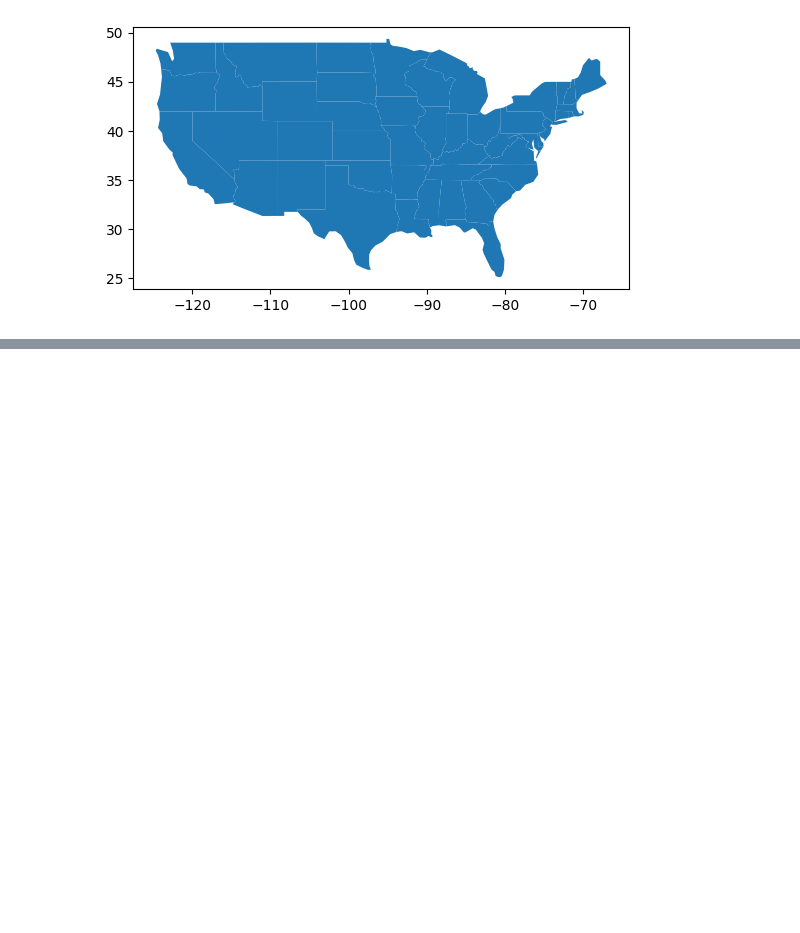
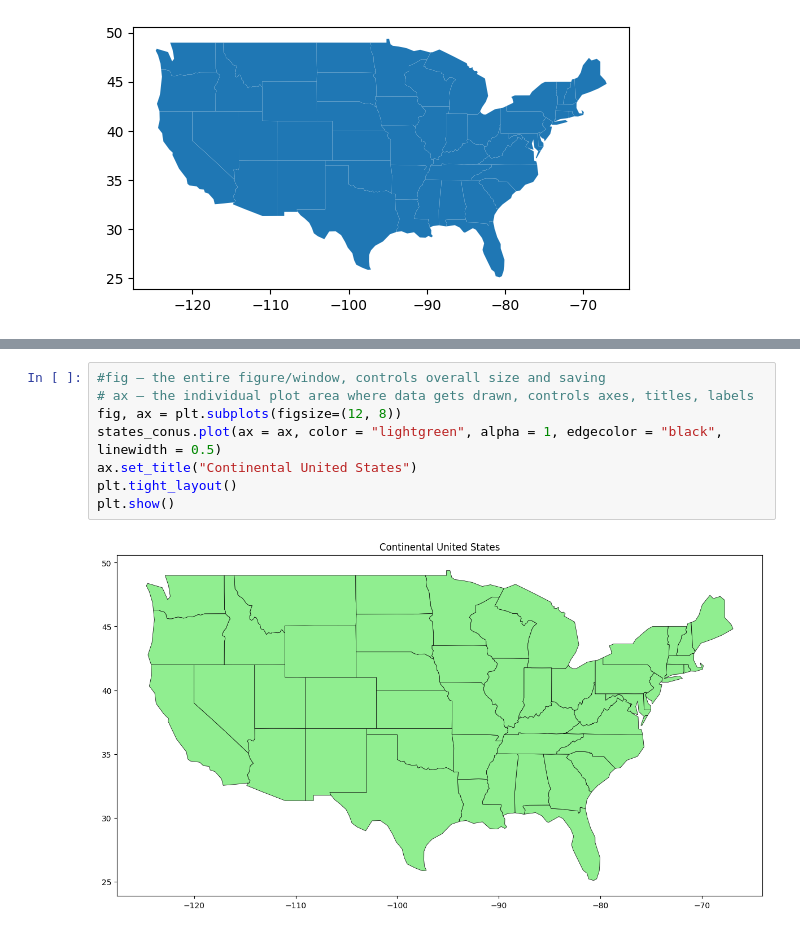
Before and after one commit to zjscholnick/ucsb-geog-club-workshop-1-2026, a Jupyter notebook: Workshop-1.ipynb, the cells around one changed output, grey strips where cells are left out. Saved outputs shown, nothing was run; the diff lists cells and outputs as text; blank space fills up the shorter version.

```diff
--- a/Workshop-1.ipynb
+++ b/Workshop-1.ipynb
@@ -352,0 +323,10 @@ states_conus.plot()
+# %%
+#fig — the entire figure/window, controls overall size and saving
+# ax — the individual plot area where data gets drawn, controls axes, titles, labels
+fig, ax = plt.subplots(figsize=(12, 8))
+states_conus.plot(ax = ax, color = "lightgreen", alpha = 1, edgecolor = "black", linewidth = 0.5)
+ax.set_title("Continental United States")
+plt.tight_layout()
+plt.show()
+# %% [output]
+[figure, added]
```
Also changed, not shown: parts of 19 cells of this notebook.
